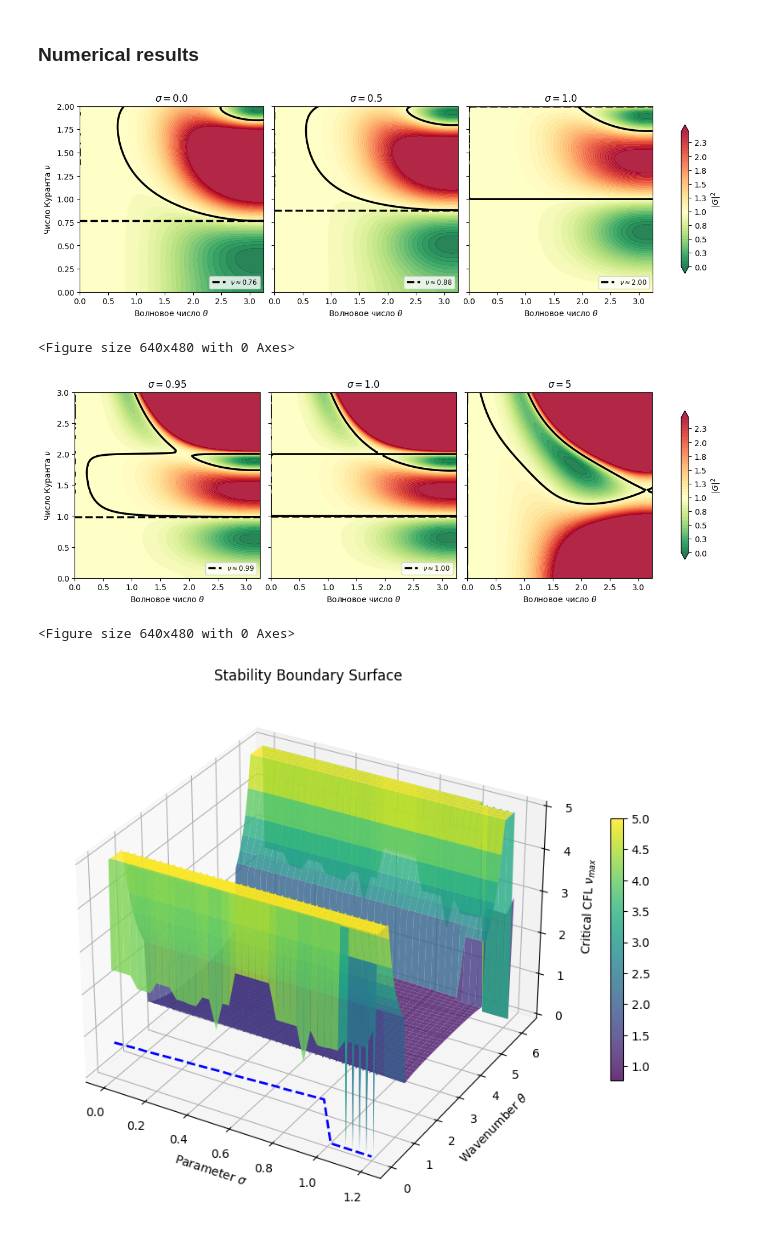
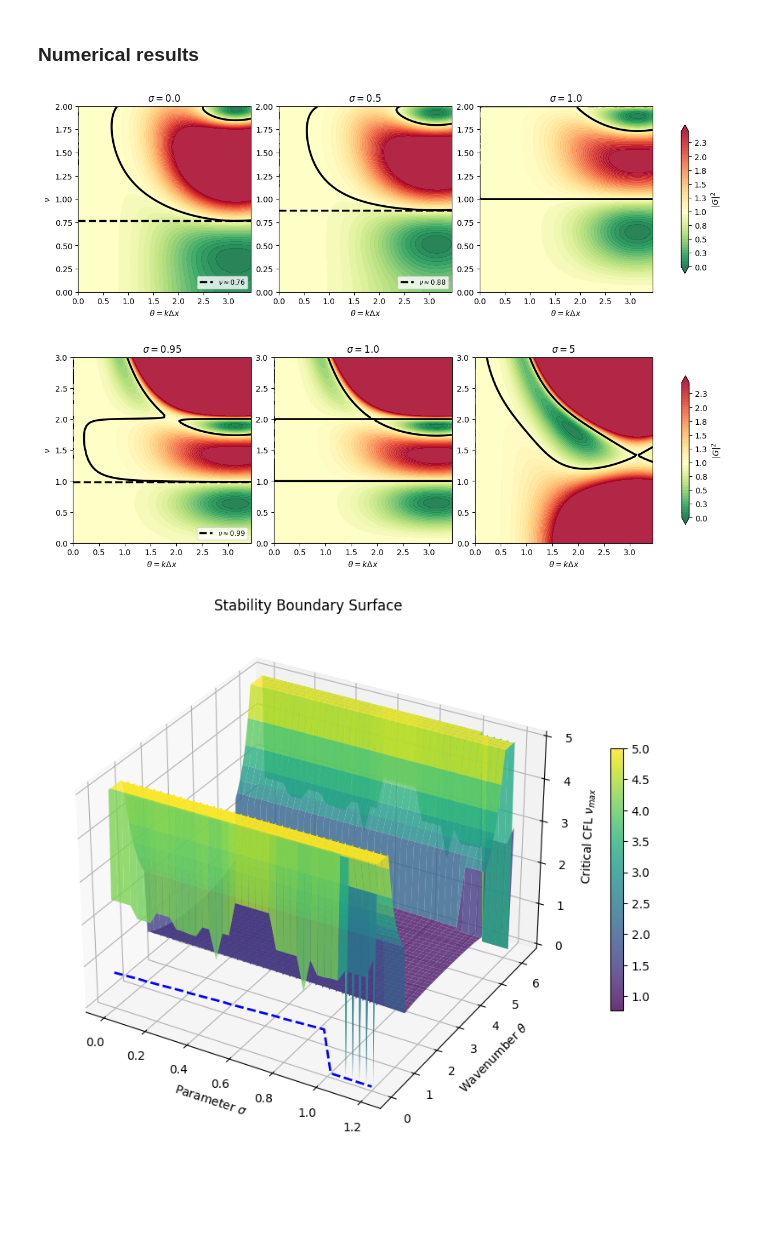
Before and after one commit to ukolov-ivan/mipt-vkr, a Jupyter notebook: src/sym.ipynb, the cells around one changed output. Saved outputs shown, nothing was run; the diff lists cells and outputs as text; code cells hidden in the pictures; blank space fills up the shorter version.

Commit message:
Adjusted plot

```diff
--- a/src/sym.ipynb
+++ b/src/sym.ipynb
@@ -1275,13 +1275,14 @@ def plot_stability_region(theta: np.ndarray,
                colors='black', linewidths=2.5)
 
     # ax.set_xlabel(r'Wavenumber $\theta$')
-    ax.set_xlabel(r'Волновое число $\theta$')
+    ax.set_xlabel(r'$\theta = k\Delta x$')
 
     # ONLY SET Y-LABEL AND TICKS FOR THE FIRST COLUMN
     if is_first_col:
-        ax.set_ylabel(r'Число Куранта $\nu$')
+        ax.set_ylabel(r'$\nu$')
     else:
-        ax.set_yticklabels([]) # Hide tick numbers
+        ...
+        # ax.set_yticklabels([]) # Hide tick numbers
         # ax.set_ylabel('')    # Explicitly clear if needed
 
     ax.set_title(rf'$\sigma = {sigma}$')
@@ -1290,7 +1291,7 @@ def plot_stability_region(theta: np.ndarray,
     cfl_range = (cfl.min(), cfl.max())
 
     numerical_max_cfl = compute_max_stable_cfl(sigma, theta_range, cfl_range)
-    if numerical_max_cfl > 0:
+    if numerical_max_cfl > 0 and numerical_max_cfl < 0.99: # This is temp workaround
         ax.hlines(numerical_max_cfl, *theta_range,
                   colors='black', linestyles='--', linewidth=2.5,
                   label=fr'$\nu \approx {numerical_max_cfl:.2f}$')
@@ -1314,7 +1315,7 @@ def compute_factor_mod_sq_grid(
 
 def plot_stability_region_multi(
         sigma_values: typing.Sequence[float],
-        theta_range: tuple[float, float] = (0, np.pi + 0.1),
+        theta_range: tuple[float, float] = (0, np.pi + 0.3),
         cfl_range: tuple[float, float] = (0, 2),
         n_theta=100, n_cfl=100):
 
@@ -1330,44 +1331,42 @@ def plot_stability_region_multi(
 
     for i, (ax, sigma) in enumerate(zip(axes_flat, sigma_values)):
         theta, cfl, factor_mod2 = compute_factor_mod_sq_grid(
             theta_range, cfl_range, sigma, n_theta, n_cfl)
 
         # Only the first plot (index 0) gets Y labels/ticks
         last_contour, v_max_used = plot_stability_region(
             theta, cfl, factor_mod2, sigma,
             ax=ax, colorbar=False, is_first_col=(i == 0)
         )
 
     # CREATE ONE COLORBAR FOR THE WHOLE FIGURE
     cbar = fig.colorbar(last_contour, ax=axes_flat, location='right',
                         label=r'$\vert G \vert^2$', shrink=0.8)
 
     # Optional styling for the shared colorbar
     ticks = cbar.get_ticks()
     cbar.set_ticks(ticks)
     tick_labels = [f"{t:.1f}" for t in ticks]
     if ticks[-1] >= v_max_used:
         tick_labels[-1] = f"> {v_max_used:.1f}"
     cbar.set_ticklabels(tick_labels)
 
-    plt.savefig('amplification-factor-parameter-profile.png', dpi=300)
-    plt.show()
+    # plt.savefig('amplification-factor-parameter-profile.png', dpi=300)
+    # plt.show()
 
 plot_stability_region_multi(sigma_values=(0.0, 0.5, 1.0))
 plt.savefig('amplification-factor-parameter-profile.pgf')
 # tikzplotlib.clean_figure()
 # tikzplotlib.save('amplification-factor-parameter-profile.tikz')
 plt.show()
 # %% [output]
-[figure, old version]
+[figure, new version]
-<Figure size 640x480 with 0 Axes>
 # %%
 plot_stability_region_multi(cfl_range=(0, 3), sigma_values=(0.95, 1.00, 5))
 # tikzplotlib.save('extremal-paramter-amplification-factor-parameter-profile.tikz')
 plt.savefig('amplification-factor-parameter-profile-extreme.pgf')
 # %% [output]
-[figure, old version]
+[figure, new version]
-<Figure size 640x480 with 0 Axes>
 # %%
 def compute_stability_surface(sigma_vals: np.ndarray,
                               theta_vals: np.ndarray,
```
